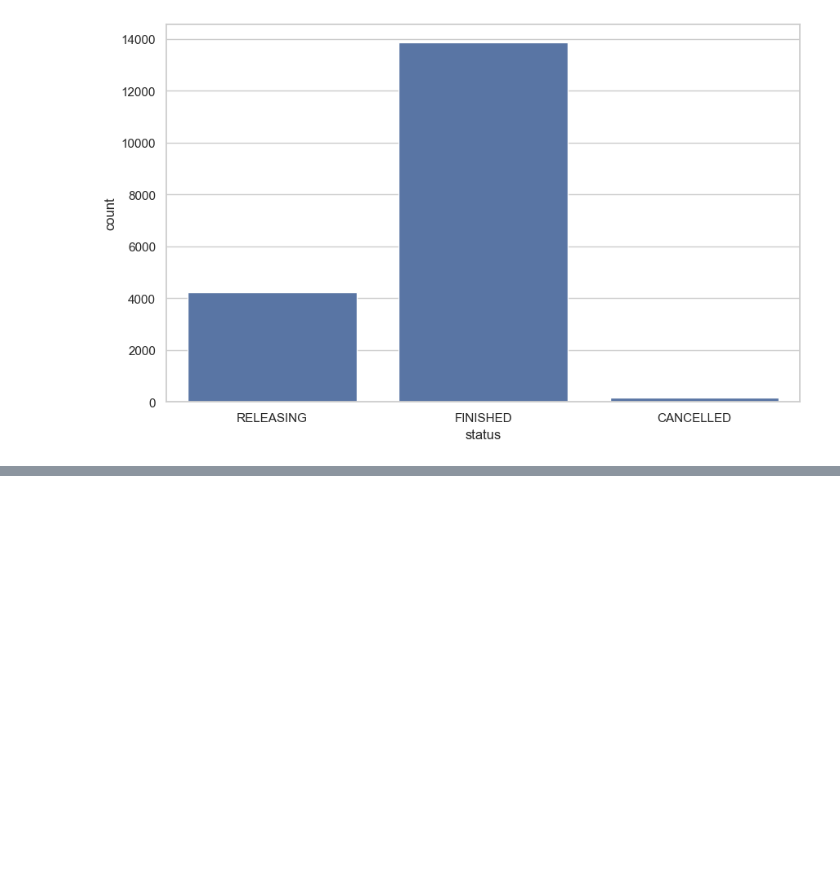
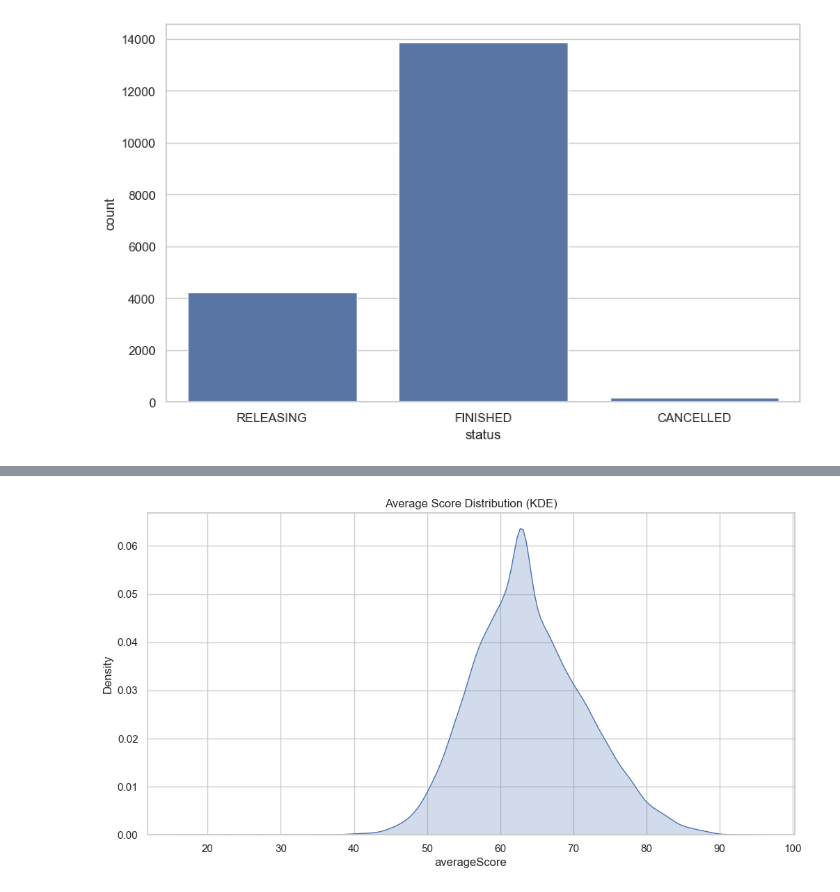
Before and after one commit to rslwnyx/Webtoon_Reccomendation, a Jupyter notebook: notebooks/eda.ipynb, the cells around one changed output, grey strips where cells are left out. Drawn from its saved outputs; the diff is of its cells as text; code cells hidden in the pictures; blank space fills up the shorter version.

```diff
--- a/notebooks/eda.ipynb
+++ b/notebooks/eda.ipynb
@@ -169,0 +186,9 @@ plt.show()
+# %%
+plt.figure(figsize=(12, 6))
+sns.kdeplot(df["averageScore"], fill=True)
+plt.title("Average Score Distribution (KDE)")
+plt.xlabel("averageScore")
+plt.ylabel("Density")
+plt.show()
+# %% [output]
+[figure, added]
```
Also changed, not shown: parts of 5 cells of this notebook.
